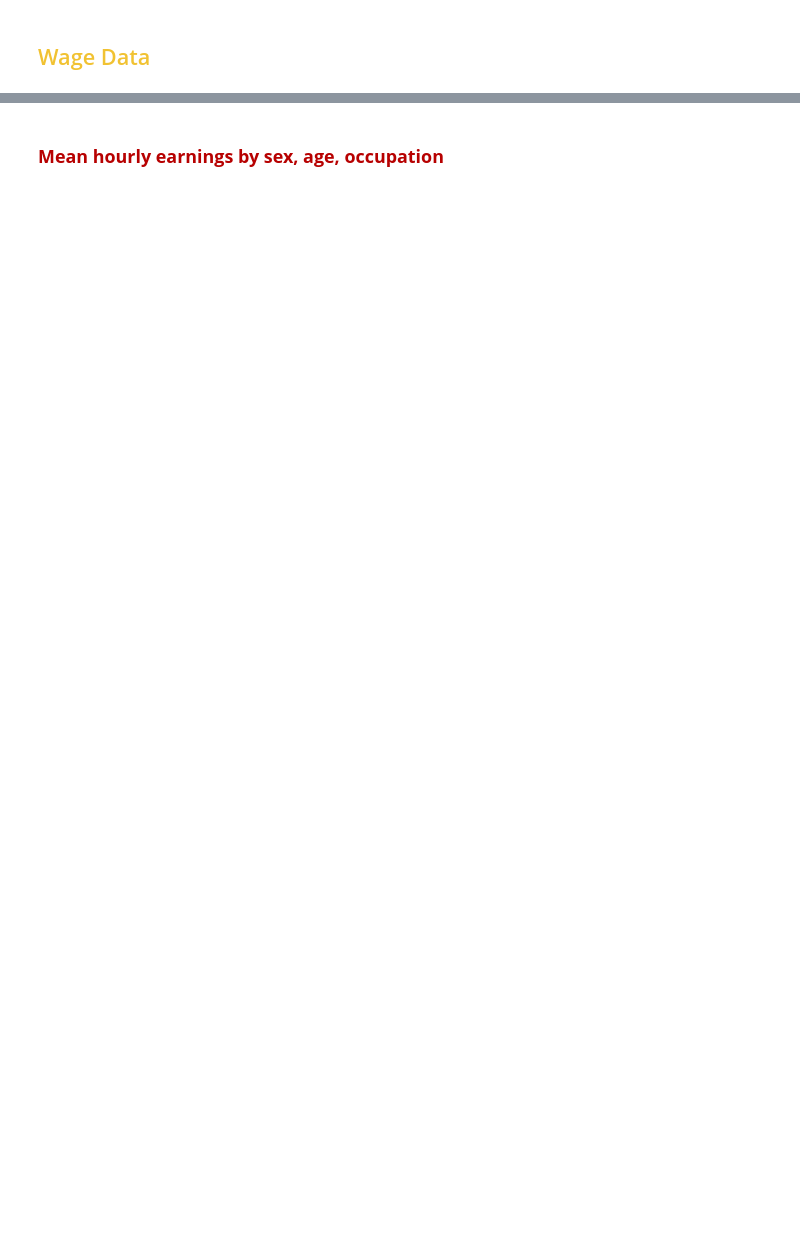
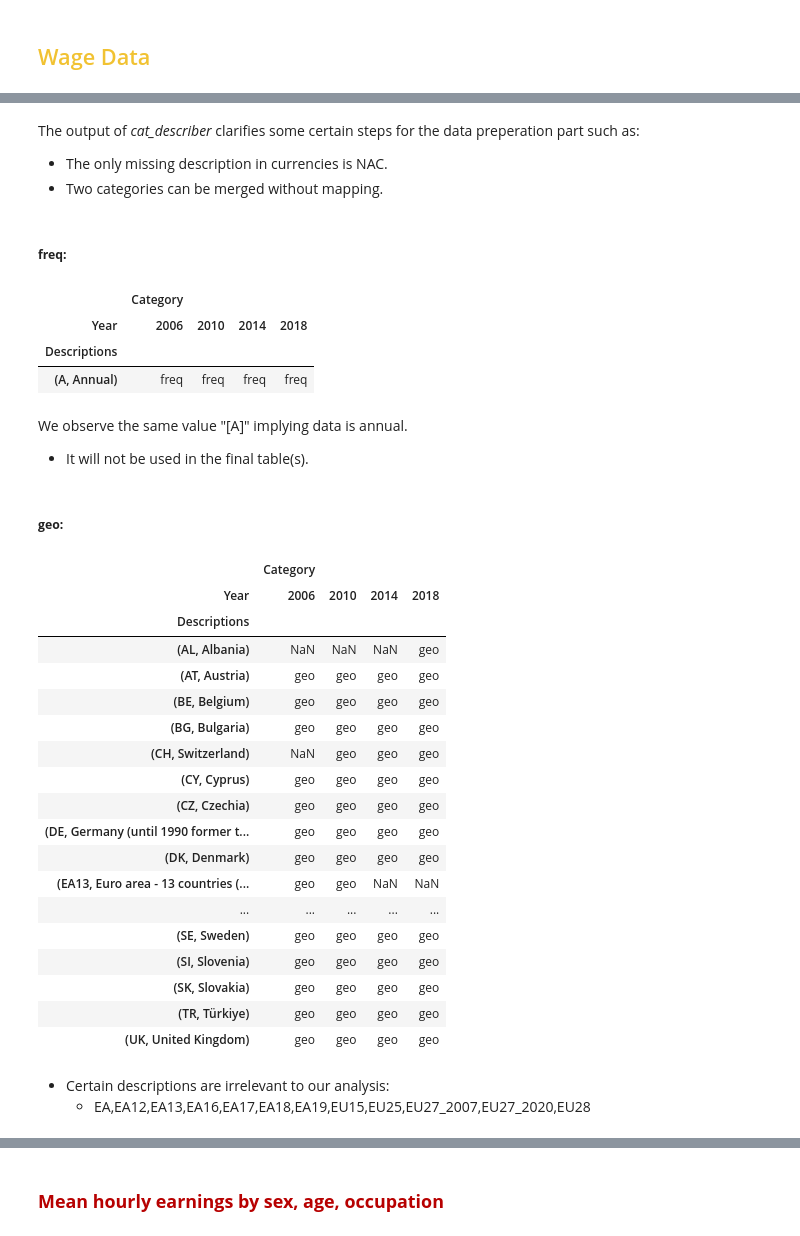
Before and after one commit to mehmetcandfx/Technology-Trade-Employment, a Jupyter notebook: Code/Data_Discovrery_Wages.ipynb, the cells around one changed output, grey strips where cells are left out. Cells and saved outputs as stored; diff of their text form; code cells hidden in the pictures; blank space fills up the shorter version.

```diff
--- a/Code/Data_Discovrery_Wages.ipynb
+++ b/Code/Data_Discovrery_Wages.ipynb
@@ -68,0 +97,43 @@ wages.cat_describer(EARN_SES_47).pivot(index="Category", columns=["Dataset","Yea
+# %% [markdown]
+The output of *cat_describer* clarifies some certain steps for the data preperation part such as:
+* The only missing description in currencies is NAC.
+* Two categories can be merged without mapping.
+# %% [markdown]
+##### **freq:**
+# %%
+wages.cat_describer(EARN_SES_47,['freq']).pivot(index="Descriptions", columns=["Year"], values=["Category"])
+# %% [output]
+|  | Category |  |  |  |
+| Year | 2006 | 2010 | 2014 | 2018 |
+| Descriptions |  |  |  |  |
+| (A, Annual) | freq | freq | freq | freq |
+# %% [markdown]
+We observe the same value "[A]" implying data is annual.
+- It will not be used in the final table(s).
+# %% [markdown]
+##### **geo:** <br>
+# %%
+wages.cat_describer(EARN_SES_47,['geo']).pivot(index="Descriptions", columns=["Year"], values=["Category"])
+# %% [output]
+|  | Category |  |  |  |
+| Year | 2006 | 2010 | 2014 | 2018 |
+| Descriptions |  |  |  |  |
+| (AL, Albania) | NaN | NaN | NaN | geo |
+| (AT, Austria) | geo | geo | geo | geo |
+| (BE, Belgium) | geo | geo | geo | geo |
+| (BG, Bulgaria) | geo | geo | geo | geo |
+| (CH, Switzerland) | NaN | geo | geo | geo |
+| (CY, Cyprus) | geo | geo | geo | geo |
+| (CZ, Czechia) | geo | geo | geo | geo |
+| (DE, Germany (until 1990 former t... | geo | geo | geo | geo |
+| (DK, Denmark) | geo | geo | geo | geo |
+| (EA13, Euro area - 13 countries (... | geo | geo | NaN | NaN |
+| ... | ... | ... | ... | ... |
+| (SE, Sweden) | geo | geo | geo | geo |
+| (SI, Slovenia) | geo | geo | geo | geo |
+| (SK, Slovakia) | geo | geo | geo | geo |
+| (TR, Türkiye) | geo | geo | geo | geo |
+| (UK, United Kingdom) | geo | geo | geo | geo |
+# %% [markdown]
+* Certain descriptions are irrelevant to our analysis:<br>
+    - EA,EA12,EA13,EA16,EA17,EA18,EA19,EU15,EU25,EU27_2007,EU27_2020,EU28
```
Also changed, not shown: parts of 59 cells of this notebook, 5 other files.
